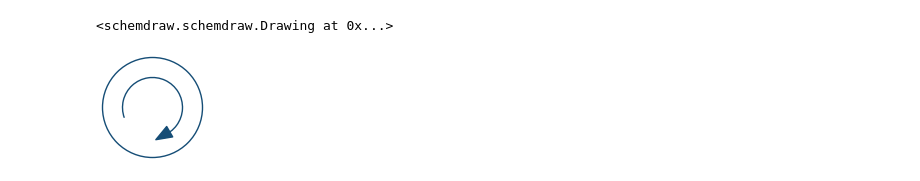
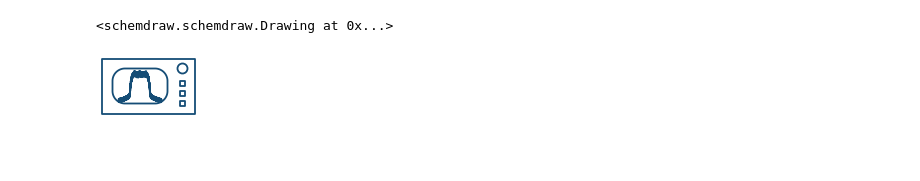
Before and after one commit to lokgar/sdcomms, a Jupyter notebook: sdcomms/_test_components.ipynb, the cells around one changed output. Cells and saved outputs as stored; diff of their text form; code cells hidden in the pictures; blank space fills up the shorter version.

```diff
--- a/sdcomms/_test_components.ipynb
+++ b/sdcomms/_test_components.ipynb
@@ -57,6 +57,6 @@ display(drawElements(elems, d="right"))
 <schemdraw.schemdraw.Drawing at 0x...>
 # %%
 with schemdraw.Drawing() as d:
-    comms.Circulator().scale(2).linewidth(1)
+    comms.OSA().linewidth(1.3)
 # %% [output]
-[figure, old version]
+[figure, new version]
```
Also changed, not shown: parts of 1 cell of this notebook, 2 other files.
